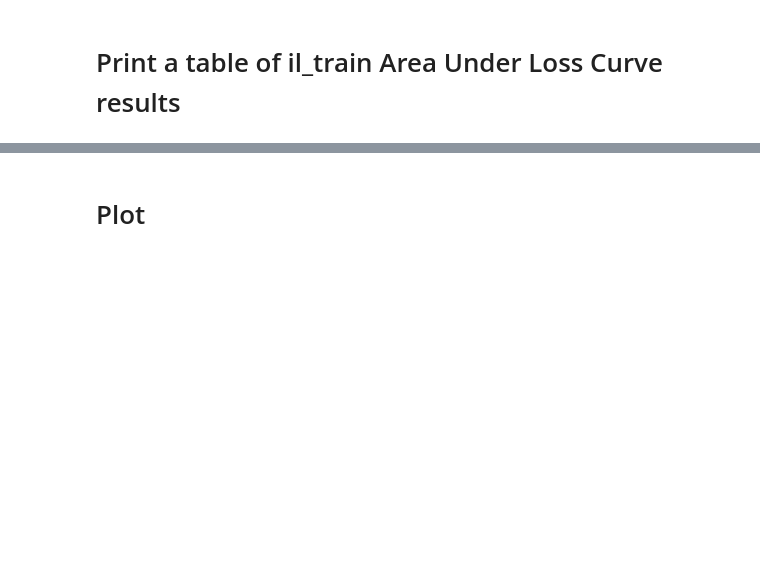
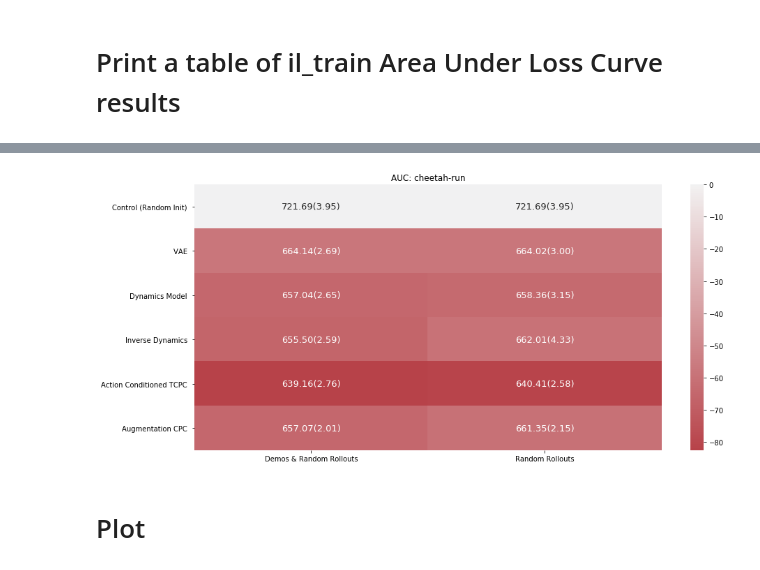
Before and after one commit to HumanCompatibleAI/eirli, a Jupyter notebook: analysis/plot.ipynb, the cells around one changed output, grey strips where cells are left out. Saved outputs shown, nothing was run; the diff lists cells and outputs as text; code cells hidden in the pictures; blank space fills up the shorter version.

```diff
--- a/analysis/plot.ipynb
+++ b/analysis/plot.ipynb
@@ -905,3 +988,7 @@ def task_auc_heatmap(task, df_dict, control_key="control_ortho_init_cfg_data_rep
+# %%
+task_auc_heatmap('cheetah-run', pooled_auc_dataframes, control_key='Control (Random Init) ')
+# %% [output]
+[figure, added]
 # %%
 import csv
 def prepare_files(index, mode, exp_index, out_dir):
```
Also changed, not shown: parts of 49 cells of this notebook.
